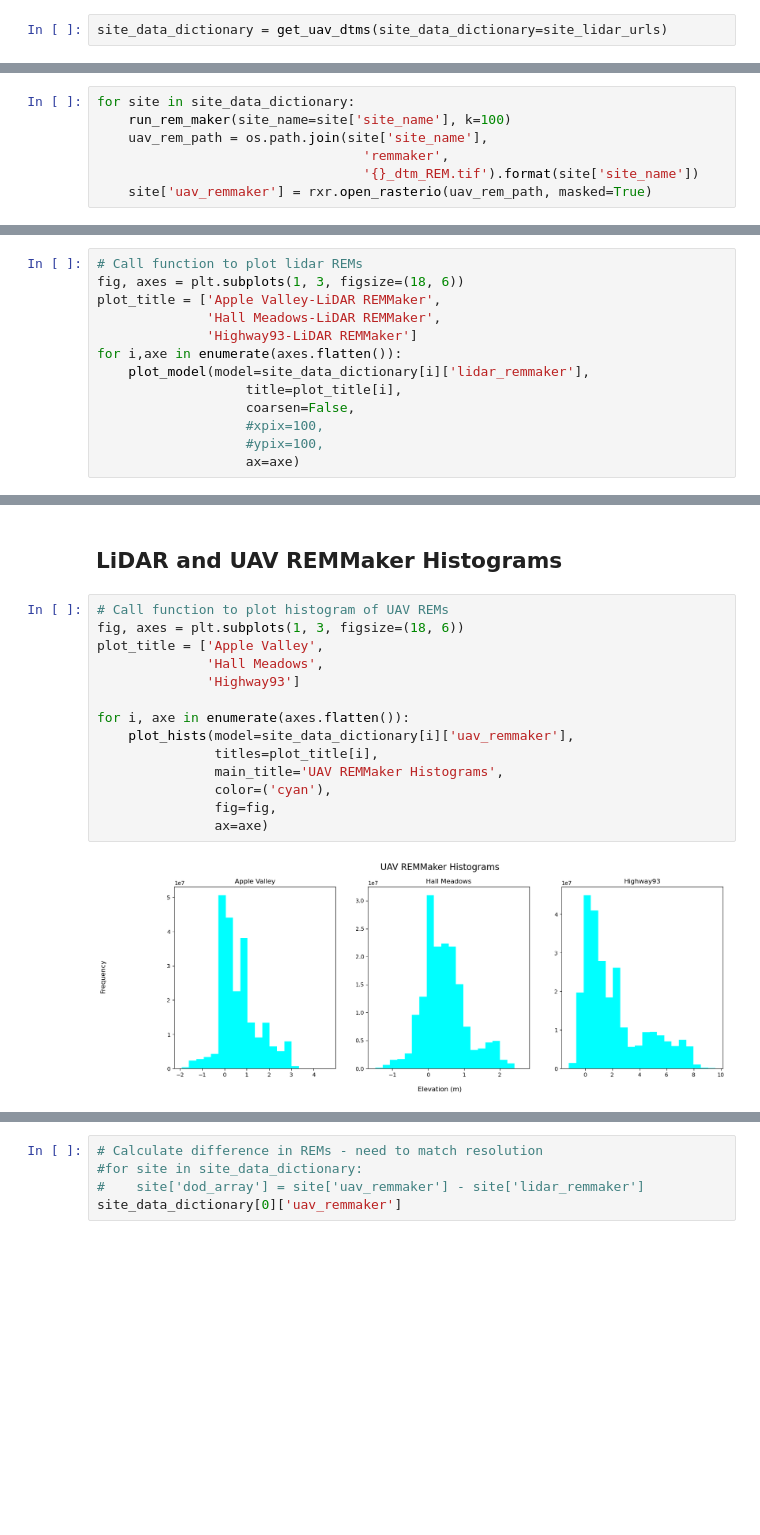
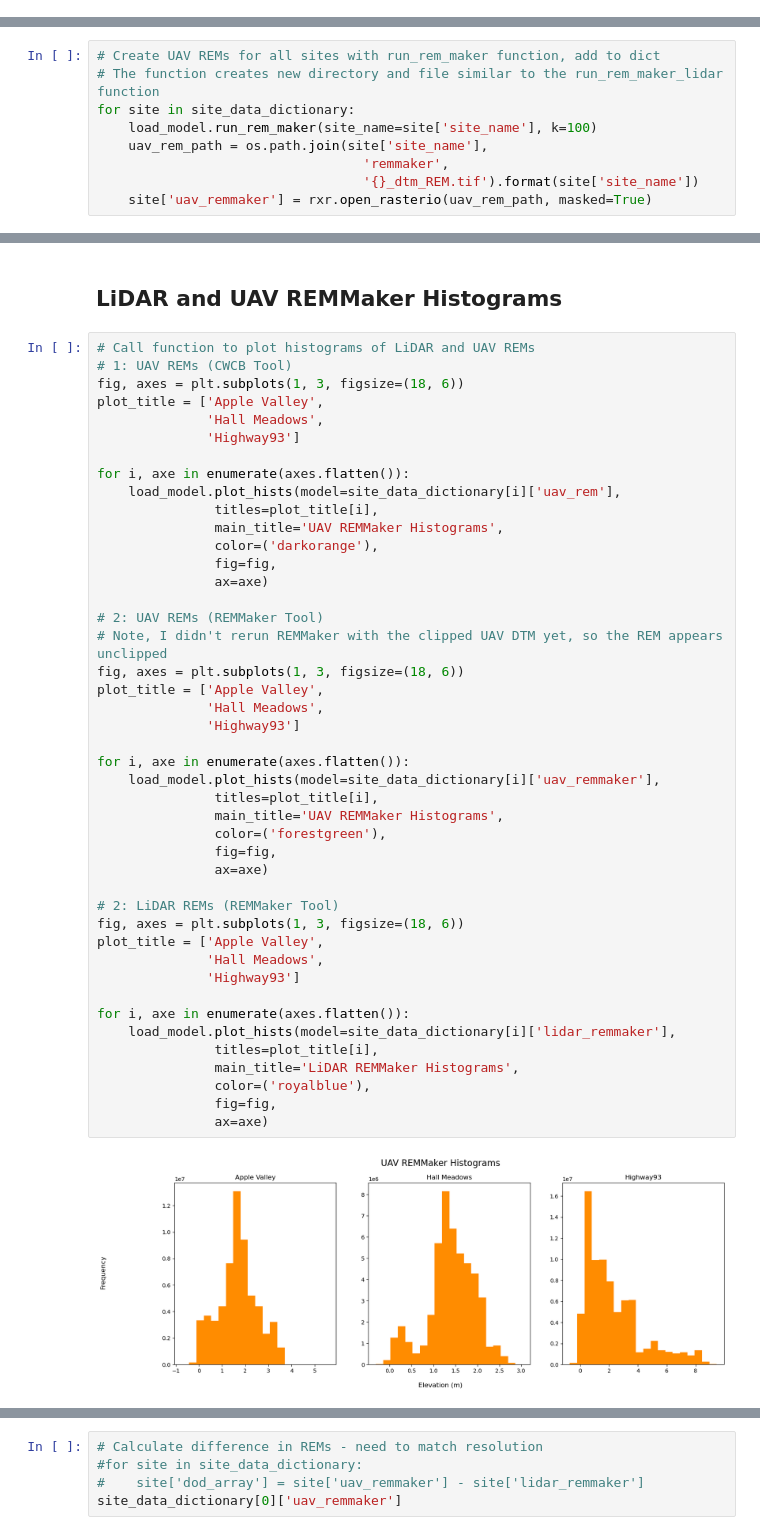
Before and after one commit to lechipman/st-vrain-rem, a Jupyter notebook: lidar_processing.ipynb, the cells around one changed output, grey strips where cells are left out. Drawn from its saved outputs; the diff is of its cells as text; blank space fills up the shorter version.

```diff
--- a/lidar_processing.ipynb
+++ b/lidar_processing.ipynb
@@ -211,2 +129,0 @@ Speeding up plots/reducing file size? - pickling??
-# %%
-site_data_dictionary = get_uav_dtms(site_data_dictionary=site_lidar_urls)
@@ -278,8 +177,10 @@ The LiDAR REMMaker REM already exists. Not running REMMaker
 # %% [markdown]
 ## Create UAV REMs Using REMMaker Tool
 # %%
+# Create UAV REMs for all sites with run_rem_maker function, add to dict
+# The function creates new directory and file similar to the run_rem_maker_lidar function
 for site in site_data_dictionary:
-    run_rem_maker(site_name=site['site_name'], k=100)
+    load_model.run_rem_maker(site_name=site['site_name'], k=100)
     uav_rem_path = os.path.join(site['site_name'],
                                   'remmaker',
                                   '{}_dtm_REM.tif').format(site['site_name'])
@@ -308,13 +238,0 @@ for i,axe in enumerate(axes.flatten()):
-# %%
-# Call function to plot lidar REMs
-fig, axes = plt.subplots(1, 3, figsize=(18, 6))
-plot_title = ['Apple Valley-LiDAR REMMaker',
-              'Hall Meadows-LiDAR REMMaker',
-              'Highway93-LiDAR REMMaker']
-for i,axe in enumerate(axes.flatten()):
-    plot_model(model=site_data_dictionary[i]['lidar_remmaker'],
-                   title=plot_title[i],
-                   coarsen=False,
-                   #xpix=100,
-                   #ypix=100,
-                   ax=axe)
@@ -323,18 +239,48 @@ for i,axe in enumerate(axes.flatten()):
 # %% [markdown]
 ## LiDAR and UAV REMMaker Histograms
 # %%
-# Call function to plot histogram of UAV REMs
+# Call function to plot histograms of LiDAR and UAV REMs
+# 1: UAV REMs (CWCB Tool)
 fig, axes = plt.subplots(1, 3, figsize=(18, 6))
 plot_title = ['Apple Valley',
               'Hall Meadows',
               'Highway93']
 
 for i, axe in enumerate(axes.flatten()):
-    plot_hists(model=site_data_dictionary[i]['uav_remmaker'],
+    load_model.plot_hists(model=site_data_dictionary[i]['uav_rem'],
                titles=plot_title[i],
                main_title='UAV REMMaker Histograms',
-               color=('cyan'),
+               color=('darkorange'),
                fig=fig,
                ax=axe)
+
+# 2: UAV REMs (REMMaker Tool)
+# Note, I didn't rerun REMMaker with the clipped UAV DTM yet, so the REM appears unclipped
+fig, axes = plt.subplots(1, 3, figsize=(18, 6))
+plot_title = ['Apple Valley',
+              'Hall Meadows',
+              'Highway93']
+
+for i, axe in enumerate(axes.flatten()):
+    load_model.plot_hists(model=site_data_dictionary[i]['uav_remmaker'],
+               titles=plot_title[i],
+               main_title='UAV REMMaker Histograms',
+               color=('forestgreen'),
+               fig=fig,
+               ax=axe)
+
+# 2: LiDAR REMs (REMMaker Tool)
+fig, axes = plt.subplots(1, 3, figsize=(18, 6))
+plot_title = ['Apple Valley',
+              'Hall Meadows',
+              'Highway93']
+
+for i, axe in enumerate(axes.flatten()):
+    load_model.plot_hists(model=site_data_dictionary[i]['lidar_remmaker'],
+               titles=plot_title[i],
+               main_title='LiDAR REMMaker Histograms',
+               color=('royalblue'),
+               fig=fig,
+               ax=axe)
 # %% [output]
-[figure, old version]
+[figure, new version]
```
Also changed, not shown: parts of 32 cells of this notebook, 3 other files.
